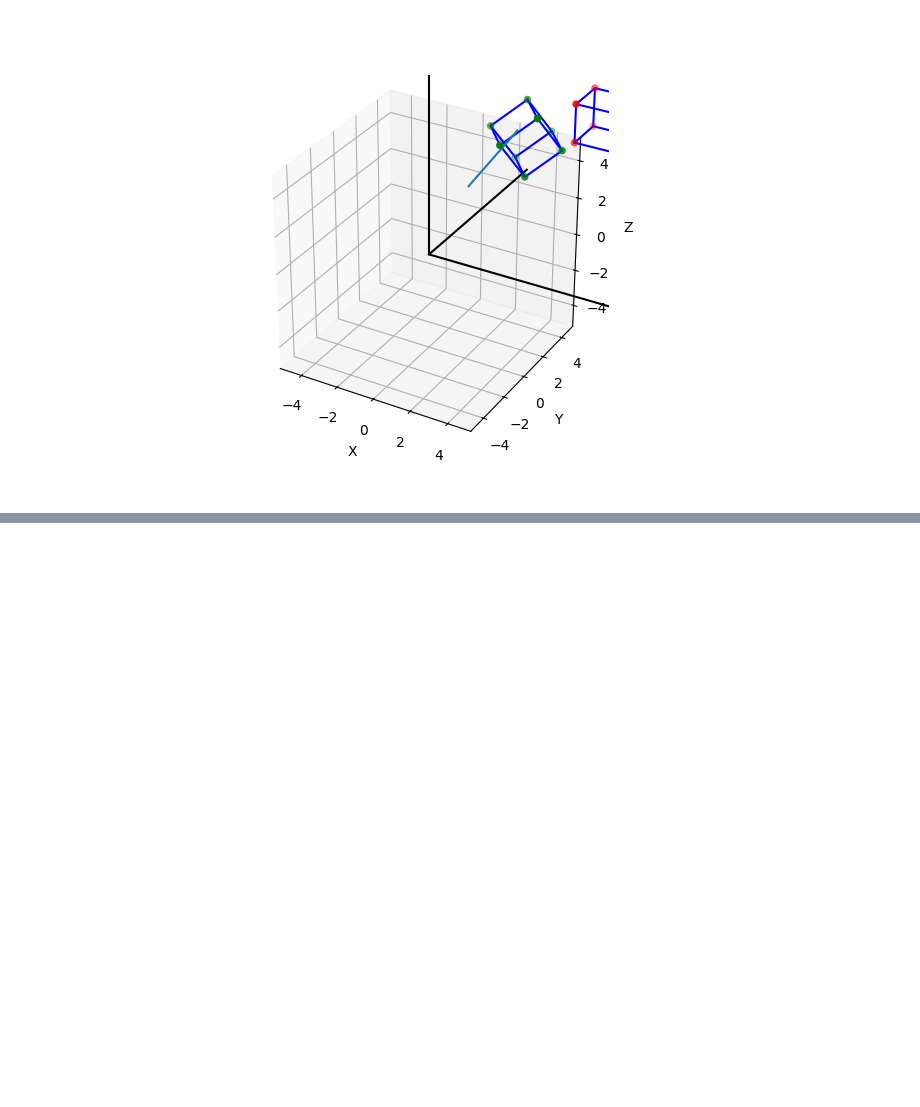
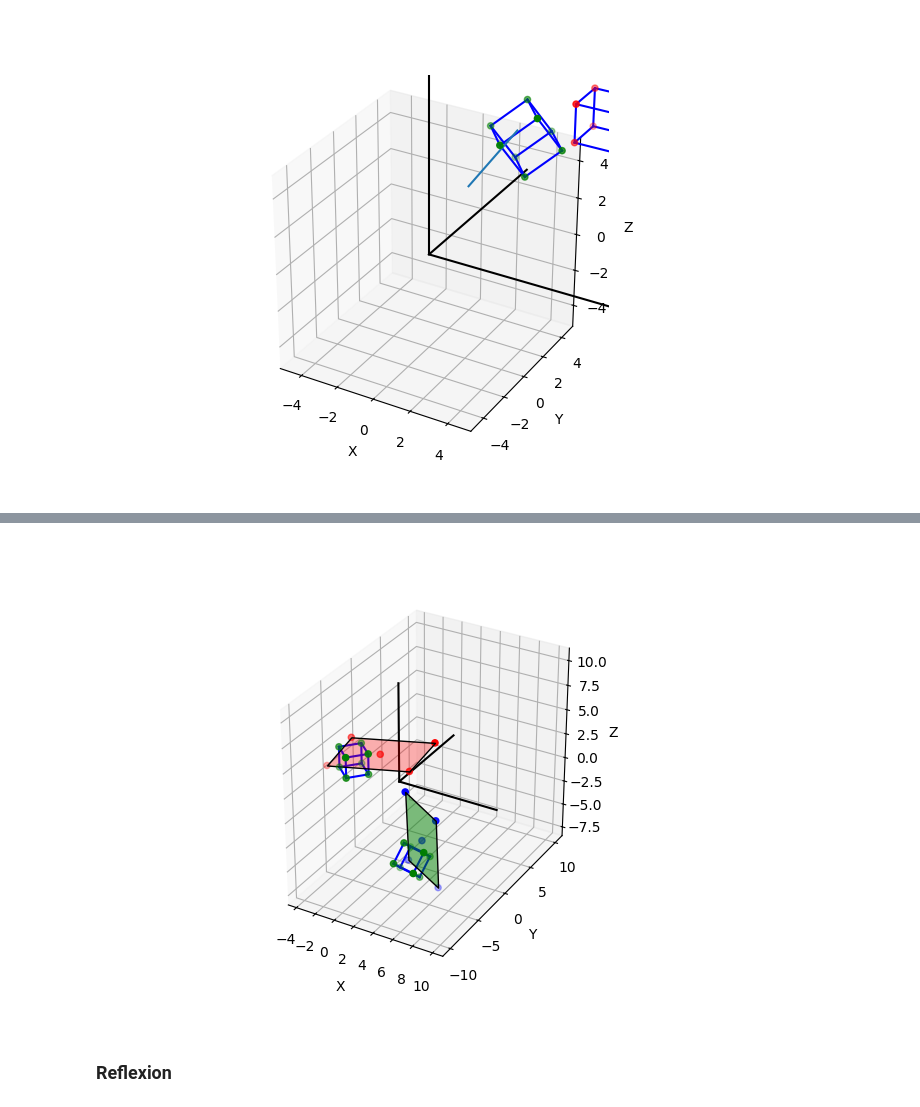
Before and after one commit to JavaConterry/Computer-Graphics, a Jupyter notebook: Lab2/CWorksheet.ipynb, the cells around one changed output, grey strips where cells are left out. Cells and saved outputs as stored; diff of their text form; code cells hidden in the pictures; blank space fills up the shorter version.

```diff
--- a/Lab2/CWorksheet.ipynb
+++ b/Lab2/CWorksheet.ipynb
@@ -624,0 +872,7 @@ plt.show()
+# %%
+m_rzry_vertices = Ry.dot(m_rz_vertices.T).T
+m_rzry_draw_points = Ry.dot(m_rz_draw_points.T)
+
+print(m_rzry_draw_points.T)
+oyA, oyB, oyC, oyD, oynv_sqrt, oynormal_v = calcABCD_nvsqrt_normv((m_rzry_draw_points.T)[:3, :3])
+print('A', oyA, '\nB', oyB, '\nC', oyC, '\nD', oyD, '\nn̄', oynormal_v)
@@ -624,0 +890,49 @@ plt.show()
+# %%
+import numpy as np
+import matplotlib.pyplot as plt
+from mpl_toolkits.mplot3d import Axes3D
+from mpl_toolkits.mplot3d.art3d import Poly3DCollection
+
+fig = plt.figure()
+ax = fig.add_subplot(111, projection='3d')
+
+
+ax.plot([0, 10], [0, 0], [0, 0], color='black')  # x-axis
+ax.plot([0, 0], [0, 10], [0, 0], color='black')  # y-axis
+ax.plot([0, 0], [0, 0], [0, 10], color='black')  # z-axis
+
+ax.scatter(m_rz_vertices[:,0], m_rz_vertices[:,1], m_rz_vertices[:,2], color='g')
+
+for edge in edges:
+    ax.plot([m_rz_vertices[edge[0]][0], m_rz_vertices[edge[1]][0]],
+            [m_rz_vertices[edge[0]][1], m_rz_vertices[edge[1]][1]],
+            [m_rz_vertices[edge[0]][2], m_rz_vertices[edge[1]][2]], color='b')
+
+
+ax.scatter(m_rzry_vertices[:,0], m_rzry_vertices[:,1], m_rzry_vertices[:,2], color='g')
+
+for edge in edges:
+    ax.plot([m_rzry_vertices[edge[0]][0], m_rzry_vertices[edge[1]][0]],
+            [m_rzry_vertices[edge[0]][1], m_rzry_vertices[edge[1]][1]],
+            [m_rzry_vertices[edge[0]][2], m_rzry_vertices[edge[1]][2]], color='b')
+
+
+# paint Space
+# m_draw_points = m_draw_points.T
+ax.scatter(m_rz_draw_points[:, 0], m_rz_draw_points[:, 1], m_rz_draw_points[:, 2], color='r')
+space = [[m_rz_draw_points[1, :-1], m_rz_draw_points[2, :-1], m_rz_draw_points[3, :-1], m_rz_draw_points[4, :-1]]]
+ax.add_collection3d(Poly3DCollection(space, facecolors='r', linewidths=1, edgecolors='k', alpha=0.3))
+
+m_rzry_draw_points = m_rzry_draw_points.T
+ax.scatter(m_rzry_draw_points[:, 0], m_rzry_draw_points[:, 1], m_rzry_draw_points[:, 2], color='b')
+space = [[m_rzry_draw_points[1, :-1], m_rzry_draw_points[2, :-1], m_rzry_draw_points[3, :-1], m_rzry_draw_points[4, :-1]]]
+ax.add_collection3d(Poly3DCollection(space, facecolors='g', linewidths=1, edgecolors='k', alpha=0.5))
+
+ax.set_xlabel('X')
+ax.set_ylabel('Y')
+ax.set_zlabel('Z')
+plt.gca().set_aspect("equal")
+# %% [output]
+[figure, added]
+# %% [markdown]
+### Reflexion
```
Also changed, not shown: parts of 39 cells of this notebook.
